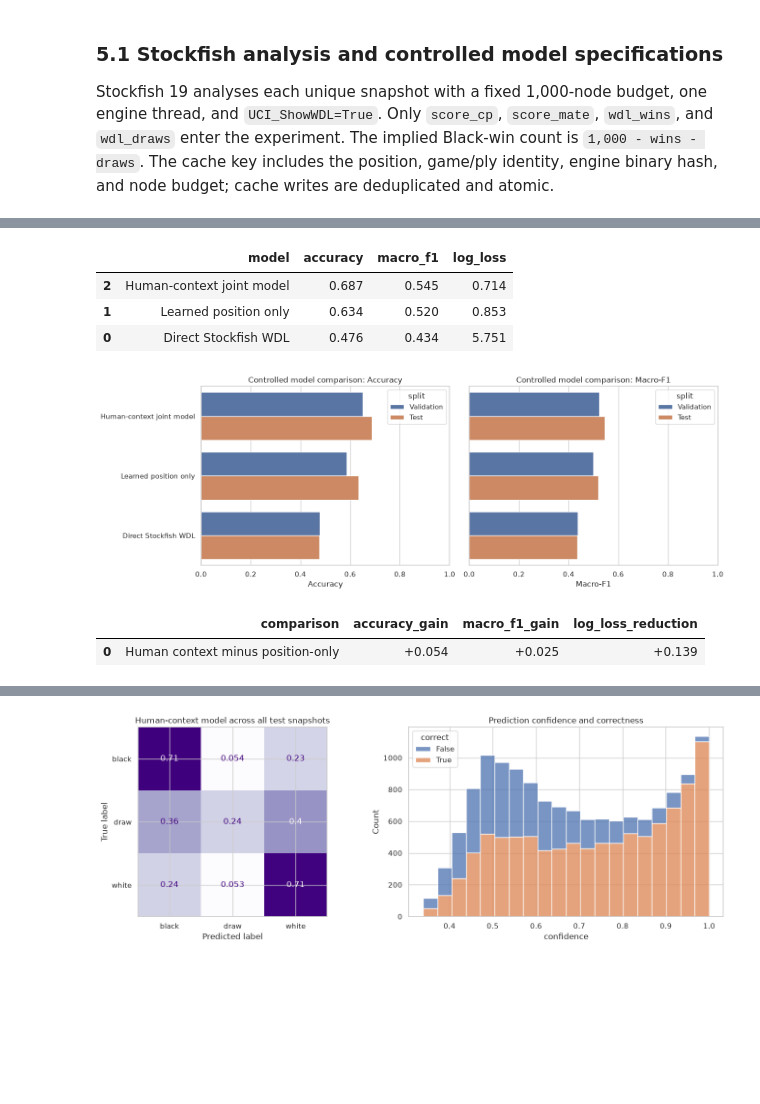
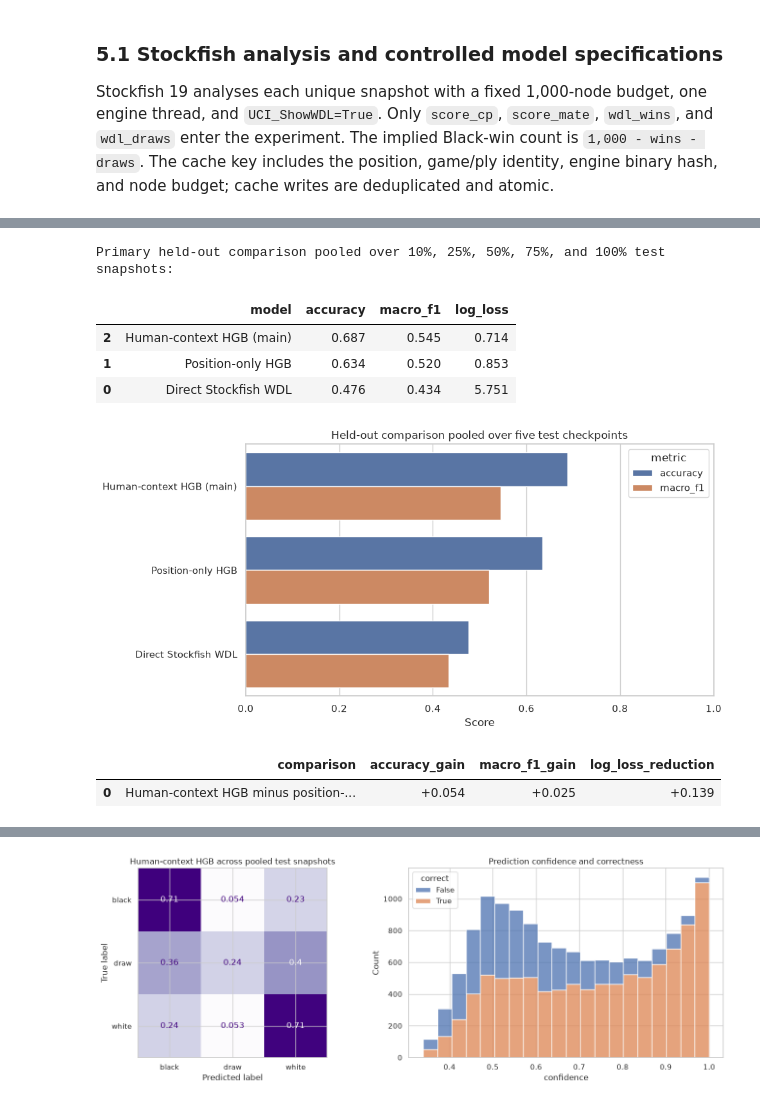
Before and after one commit to processor-zhong/Chess, a Jupyter notebook: CA6001_chess_outcome_prediction.ipynb, the cells around one changed output, grey strips where cells are left out. Drawn from its saved outputs; the diff is of its cells as text; code cells hidden in the pictures; blank space fills up the shorter version.

```diff
--- a/CA6001_chess_outcome_prediction.ipynb
+++ b/CA6001_chess_outcome_prediction.ipynb
@@ -405,7 +407,7 @@ prematch_candidates = {
         ("scale", StandardScaler()),
         ("model", LogisticRegression(max_iter=2_000, class_weight="balanced", random_state=SEED)),
     ]),
-    "Histogram gradient boosting": HistGradientBoostingClassifier(
+    "Pre-match HGB": HistGradientBoostingClassifier(
         learning_rate=0.07,
         max_iter=250,
         max_leaf_nodes=23,
@@ -417,19 +419,21 @@ prematch_candidates = {
 
 validation_rows = []
 for name, model in prematch_candidates.items():
-    if name == "Histogram gradient boosting":
+    if name == "Pre-match HGB":
         model.fit(X_train_pre, y_train, sample_weight=train_sample_weights)
     else:
         model.fit(X_train_pre, y_train)
     validation_rows.append(metric_row(name, y_val, model.predict_proba(X_val_pre)))
 
 prematch_validation = pd.DataFrame(validation_rows).sort_values("macro_f1", ascending=False)
+print("Validation-only candidate selection:")
 display(prematch_validation.style.format({"accuracy": "{:.3f}", "macro_f1": "{:.3f}", "log_loss": "{:.3f}"}))
 
 best_prematch_name = prematch_validation.iloc[0]["model"]
 best_prematch = prematch_candidates[best_prematch_name]
 prematch_test_proba = best_prematch.predict_proba(X_test_pre)
 prematch_test_metrics = pd.DataFrame([metric_row(best_prematch_name, y_test, prematch_test_proba)])
-print(f"Selected pre-match model: {best_prematch_name}")
+print(f"Selected initial model: {best_prematch_name}")
+print("Held-out test estimate for the selected 0% model only:")
 display(prematch_test_metrics.style.format({"accuracy": "{:.3f}", "macro_f1": "{:.3f}", "log_loss": "{:.3f}"}))
 # %% [output]
@@ -699,8 +711,8 @@ snapshot_weights[snapshot_masks["train"]] = [
 snapshot_weights[snapshot_masks["train"]] /= snapshot_weights[snapshot_masks["train"]].mean()
 
 MODEL_SPECS = {
-    "Learned position only": STOCKFISH_FEATURES + MANUAL_FEATURES,
-    "Human-context joint model": PREMATCH_FEATURES + STOCKFISH_FEATURES + MANUAL_FEATURES,
+    "Position-only HGB": STOCKFISH_FEATURES + MANUAL_FEATURES,
+    "Human-context HGB (main)": PREMATCH_FEATURES + STOCKFISH_FEATURES + MANUAL_FEATURES,
 }
 
 
@@ -743,11 +755,12 @@ validation_comparison = pd.DataFrame([
     metric_row(name, y_snapshot[snapshot_masks["validation"]], probabilities)
     for name, probabilities in validation_probas.items()
 ]).sort_values("macro_f1", ascending=False)
+print("Validation diagnostics pooled over fixed-ply snapshots (not directly comparable to the test table):")
 display(validation_comparison.style.format({"accuracy": "{:.3f}", "macro_f1": "{:.3f}", "log_loss": "{:.3f}"}))
 
-MAIN_MODEL_NAME = "Human-context joint model"
+MAIN_MODEL_NAME = "Human-context HGB (main)"
 main_model = position_models[MAIN_MODEL_NAME]
 main_features = MODEL_SPECS[MAIN_MODEL_NAME]
-print(f"Main model: {MAIN_MODEL_NAME}")
+print(f"Final in-game model: {MAIN_MODEL_NAME} ({type(main_model).__name__})")
 # %% [output]
 Cached positions: 146,111; pending positions: 0
@@ -788,45 +806,48 @@ The comparison separates three questions: what the strategy engine predicts dire
 # %%
 test_comparison = pd.DataFrame([
     metric_row(name, y_snapshot[snapshot_masks["test"]], probabilities)
     for name, probabilities in test_probas.items()
 ]).sort_values("macro_f1", ascending=False)
+print("Primary held-out comparison pooled over 10%, 25%, 50%, 75%, and 100% test snapshots:")
 display(test_comparison.style.format({
     "accuracy": "{:.3f}", "macro_f1": "{:.3f}", "log_loss": "{:.3f}",
 }))
 
-comparison_long = pd.concat([
-    validation_comparison.assign(split="Validation"),
-    test_comparison.assign(split="Test"),
-], ignore_index=True)
-fig, axes = plt.subplots(1, 2, figsize=(14, 5), sharey=True)
-for axis, metric, title in zip(axes, ["accuracy", "macro_f1"], ["Accuracy", "Macro-F1"]):
-    sns.barplot(data=comparison_long, x=metric, y="model", hue="split", ax=axis)
-    axis.set_xlim(0, 1)
-    axis.set_title(f"Controlled model comparison: {title}")
-    axis.set_xlabel(title)
-    axis.set_ylabel("")
+test_comparison_long = test_comparison.melt(
+    id_vars="model",
+    value_vars=["accuracy", "macro_f1"],
+    var_name="metric",
+    value_name="score",
+)
+plt.figure(figsize=(10, 5))
+sns.barplot(data=test_comparison_long, x="score", y="model", hue="metric")
+plt.xlim(0, 1)
+plt.title("Held-out comparison pooled over five test checkpoints")
+plt.xlabel("Score")
+plt.ylabel("")
 plt.tight_layout()
-fig.savefig(FIGURE_DIR / "05_controlled_model_comparison.png", dpi=300, bbox_inches="tight")
+plt.savefig(FIGURE_DIR / "05_controlled_model_comparison.png", dpi=300, bbox_inches="tight")
 plt.show()
 
 context_test = test_comparison.set_index("model")
 context_gain = pd.DataFrame({
-    "comparison": ["Human context minus position-only"],
-    "accuracy_gain": [context_test.loc[MAIN_MODEL_NAME, "accuracy"] - context_test.loc["Learned position only", "accuracy"]],
-    "macro_f1_gain": [context_test.loc[MAIN_MODEL_NAME, "macro_f1"] - context_test.loc["Learned position only", "macro_f1"]],
-    "log_loss_reduction": [context_test.loc["Learned position only", "log_loss"] - context_test.loc[MAIN_MODEL_NAME, "log_loss"]],
+    "comparison": ["Human-context HGB minus position-only HGB"],
+    "accuracy_gain": [context_test.loc[MAIN_MODEL_NAME, "accuracy"] - context_test.loc["Position-only HGB", "accuracy"]],
+    "macro_f1_gain": [context_test.loc[MAIN_MODEL_NAME, "macro_f1"] - context_test.loc["Position-only HGB", "macro_f1"]],
+    "log_loss_reduction": [context_test.loc["Position-only HGB", "log_loss"] - context_test.loc[MAIN_MODEL_NAME, "log_loss"]],
 })
 display(context_gain.style.format({
     "accuracy_gain": "{:+.3f}", "macro_f1_gain": "{:+.3f}", "log_loss_reduction": "{:+.3f}",
 }))
 # %% [output]
+Primary held-out comparison pooled over 10%, 25%, 50%, 75%, and 100% test snapshots:
 |  | model | accuracy | macro_f1 | log_loss |
-| 2 | Human-context joint model | 0.687 | 0.545 | 0.714 |
-| 1 | Learned position only | 0.634 | 0.520 | 0.853 |
+| 2 | Human-context HGB (main) | 0.687 | 0.545 | 0.714 |
+| 1 | Position-only HGB | 0.634 | 0.520 | 0.853 |
 | 0 | Direct Stockfish WDL | 0.476 | 0.434 | 5.751 |
-[figure, old version]
+[figure, new version]
 |  | comparison | accuracy_gain | macro_f1_gain | log_loss_reduction |
-| 0 | Human context minus position-only | +0.054 | +0.025 | +0.139 |
+| 0 | Human-context HGB minus position-... | +0.054 | +0.025 | +0.139 |
 # %%
 test_snapshots = snapshots.loc[snapshot_masks["test"]].reset_index(drop=True)
 curve_rows = []
```
Also changed, not shown: parts of 10 cells of this notebook, 6 other files.
